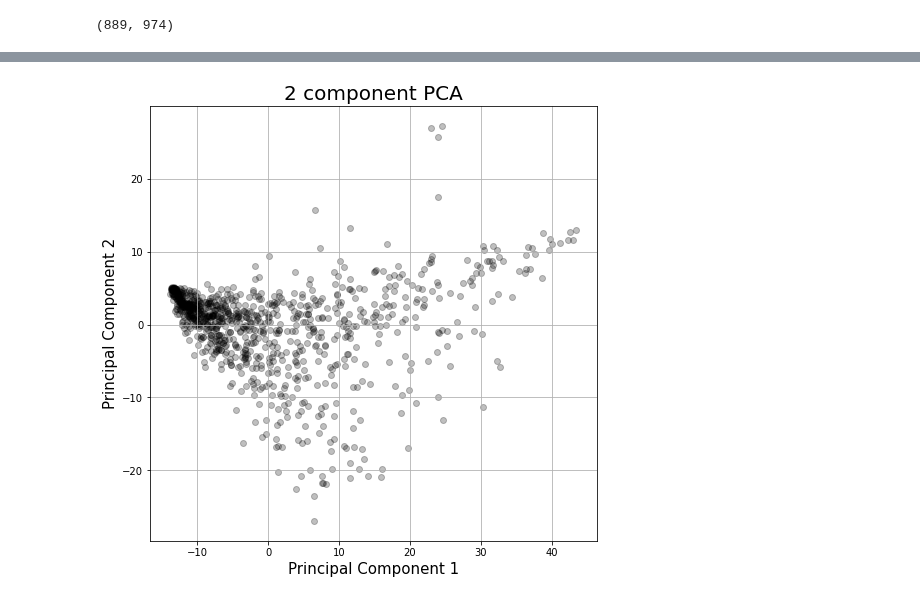
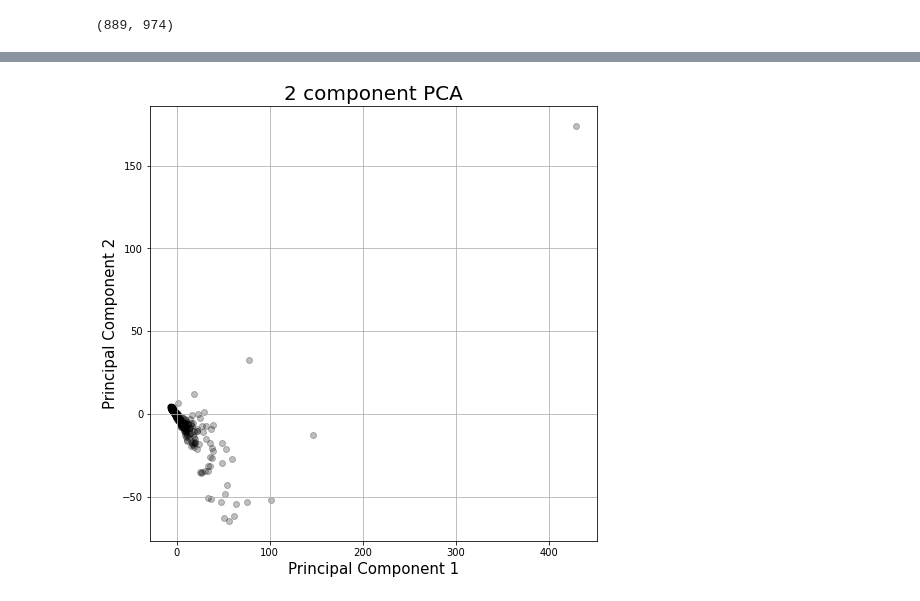
Before and after one commit to RileyWClarke/BiancoGroup, a Jupyter notebook: Notebooks/fftfilter2.ipynb, the cells around one changed output, grey strips where cells are left out. Saved outputs shown, nothing was run; the diff lists cells and outputs as text; code cells hidden in the pictures.

```diff
--- a/Notebooks/fftfilter2.ipynb
+++ b/Notebooks/fftfilter2.ipynb
@@ -513,12 +513,12 @@ def bandpass_ifft(t, flux, low_cutoff, high_cutoff, sample=1,
       #plt.savefig('Figures/filtered_signal.png', bbox_inches='tight', pad_inches=0.5)
       plt.legend()
       #Filtered_signal = np.zeros_like(Filtered_signal)
-    return spectrum, filtered_spectrum, filtered_signal, Low_cutoff, High_cutoff
+    return spectrum, freq, filtered_spectrum, filtered_signal, Low_cutoff, High_cutoff
 # %%
 pspectra = []
 for i,flux in enumerate(fluxes):
   Low_cutoff, High_cutoff, F_sample = 4, 6, np.diff(bjds[i])[0]
-  Spectrum, Filtered_spectrum, Filtered_signal, Low_freq, High_freq = bandpass_ifft(bjds[i], flux, Low_cutoff, High_cutoff,
+  Spectrum, frequency, Filtered_spectrum, Filtered_signal, Low_freq, High_freq = bandpass_ifft(bjds[i], flux, Low_cutoff, High_cutoff,
                           F_sample, gf_sig = 1, Filter='Gaussian')
 
 
@@ -571,7 +571,7 @@ pspec_df.iloc[5:].T
 # %%
 from sklearn.preprocessing import StandardScaler
 
-x = pspec_df.loc[5:].values.T
+x = pspec_df.loc[5:].values
 
 x = StandardScaler().fit_transform(x)
 # %%
@@ -581,10 +581,9 @@ x.shape
 # %%
-pca = PCA(n_components=2)
+pca = PCA()
 
 pcs = pca.fit_transform(x)
 
-pca_df = pd.DataFrame(data = pcs,
-                      columns = ['principal component 1', 'principal component 2'])
+pca_df = pd.DataFrame(data = pcs)
 print(pca_df.shape)
 pca_df.head()
 # %% [output]
@@ -598,13 +598,14 @@ pca_df.head()
 # %%
 fig = plt.figure(figsize = (8,8))
 ax = fig.add_subplot(1,1,1)
 ax.set_xlabel('Principal Component 1', fontsize = 15)
 ax.set_ylabel('Principal Component 2', fontsize = 15)
 ax.set_title('2 component PCA', fontsize = 20)
 
-ax.scatter(pca_df['principal component 1'].values,
-           pca_df['principal component 2'].values, c='k', alpha = 0.25)
+ax.scatter(pca_df[0].values,
+           pca_df[1].values, c='k', alpha = 0.25)
 
 ax.grid()
+plt.savefig('2comppca.png',dpi=100)
 # %% [output]
-[figure, old version]
+[figure, new version]
```
Also changed, not shown: parts of 8 cells of this notebook.
